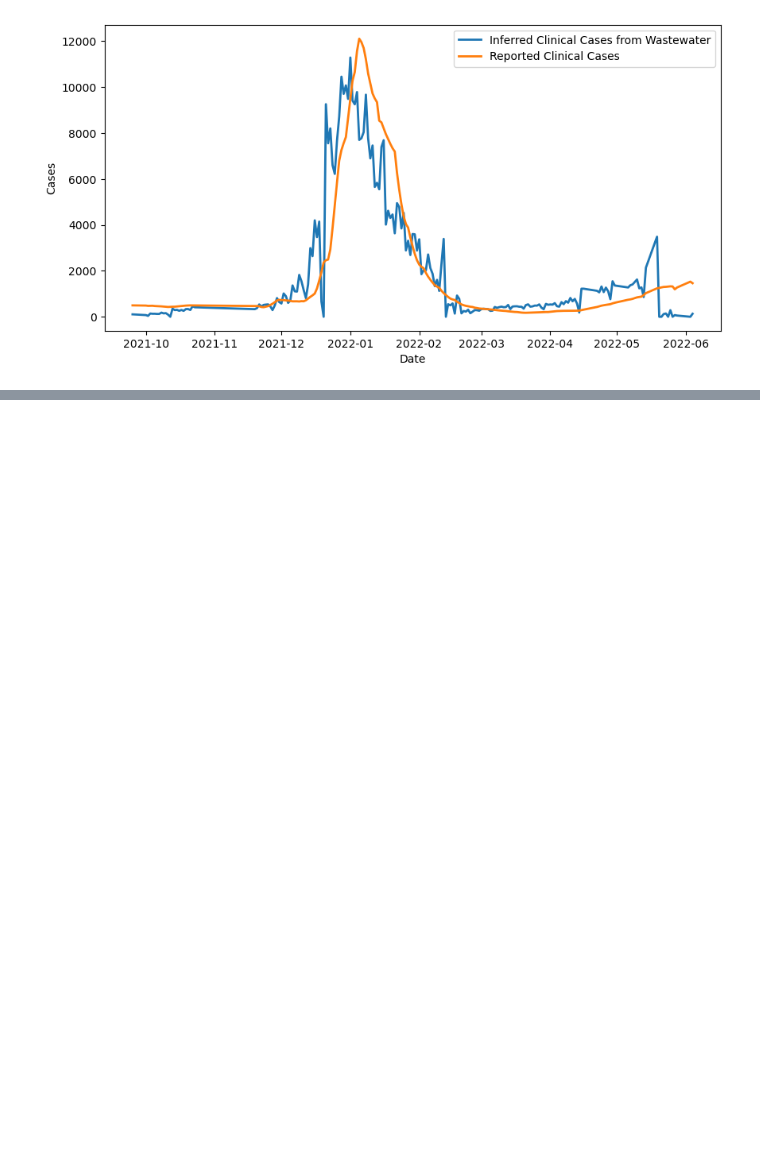
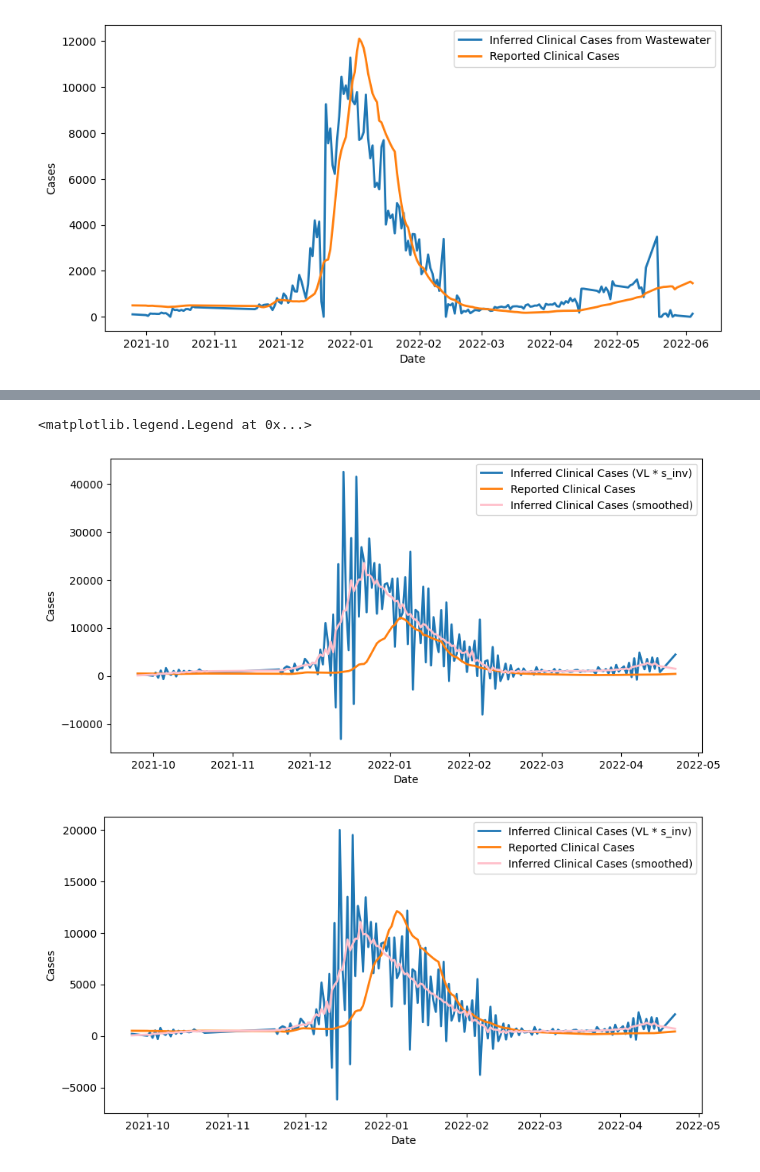
Before and after one commit to elizabethmurphy24/Wastewater-Surveillence, a Jupyter notebook: shedding.ipynb, the cells around one changed output, grey strips where cells are left out. Drawn from its saved outputs; the diff is of its cells as text; code cells hidden in the pictures; blank space fills up the shorter version.

```diff
--- a/shedding.ipynb
+++ b/shedding.ipynb
@@ -407,0 +434,59 @@ Text(0, 0.5, 'Cases')
+# %%
+# Apply inverse shedding kernel to find inferred clinical cases
+from scipy.signal import fftconvolve
+
+# previously estimated kernel
+S = x.value
+
+# viral load
+VL = cdf['Mean viral gene copies/L'].values
+VL = VL[F:(len(VL)-N+F)]
+
+s_inv = inverse_kernel(S)
+
+C_est = fftconvolve(VL, s_inv, mode='valid')
+
+C_smooth = np.convolve(C_est, np.ones(7)/7, mode='same')
+
+C_dates_conv = C_dates[:len(C_est)]
+
+plt.figure(figsize=(10, 5))
+plt.plot(C_dates_conv, C_est, label='Inferred Clinical Cases (VL * s_inv)', linewidth=2)
+plt.plot(C_dates_conv, Y[:len(C_est)], label='Reported Clinical Cases', linewidth=2)
+plt.plot(C_dates_conv, C_smooth, label='Inferred Clinical Cases (smoothed)', linewidth=2, color="pink")
+plt.xlabel("Date")
+plt.ylabel("Cases")
+plt.legend()
+
+
+
+
+# Apply inverse shedding kernel to find inferred clinical cases (scaled)
+from scipy.signal import fftconvolve
+
+# previously estimated kernel
+S = x.value / S.sum()
+
+# viral load
+VL = cdf['Mean viral gene copies/L'].values
+VL = VL[F:(len(VL)-N+F)]/ np.mean(VL) * np.mean(Y)
+
+s_inv = inverse_kernel(S)
+
+C_est = fftconvolve(VL, s_inv, mode='valid')
+
+C_smooth = np.convolve(C_est, np.ones(7)/7, mode='same')
+
+C_dates_conv = C_dates[:len(C_est)]
+
+plt.figure(figsize=(10, 5))
+plt.plot(C_dates_conv, C_est, label='Inferred Clinical Cases (VL * s_inv)', linewidth=2)
+plt.plot(C_dates_conv, Y[:len(C_est)], label='Reported Clinical Cases', linewidth=2)
+plt.plot(C_dates_conv, C_smooth, label='Inferred Clinical Cases (smoothed)', linewidth=2, color="pink")
+plt.xlabel("Date")
+plt.ylabel("Cases")
+plt.legend()
+# %% [output]
+<matplotlib.legend.Legend at 0x...>
+[figure, added]
+[figure, added]
```
Also changed, not shown: parts of 5 cells of this notebook.
